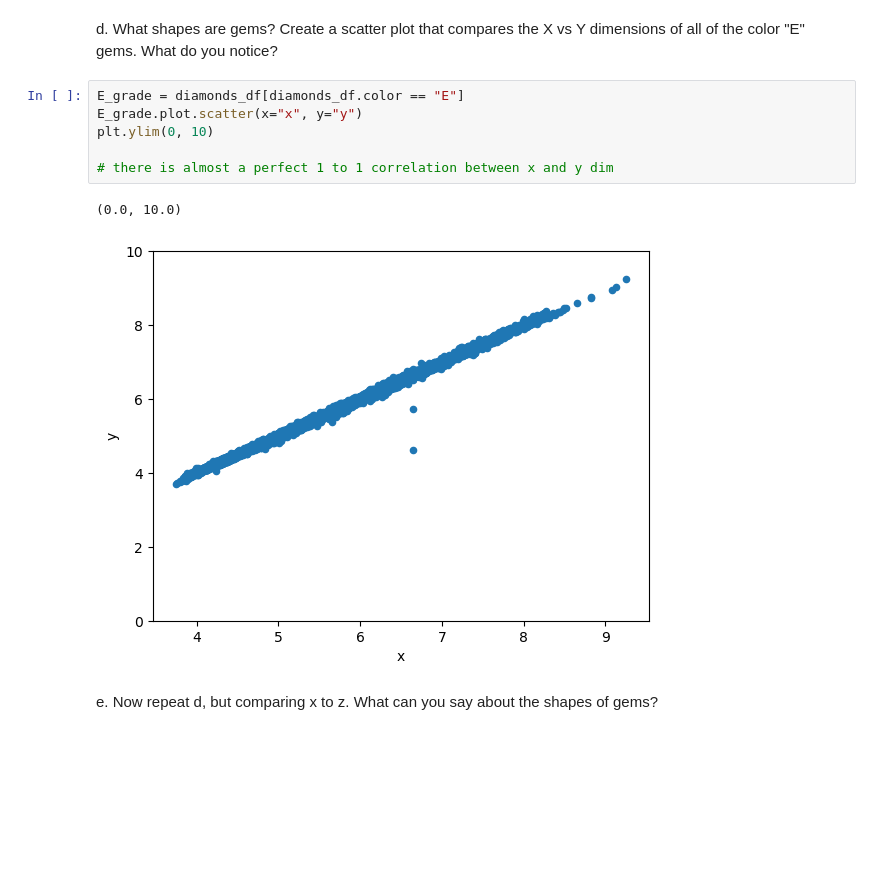
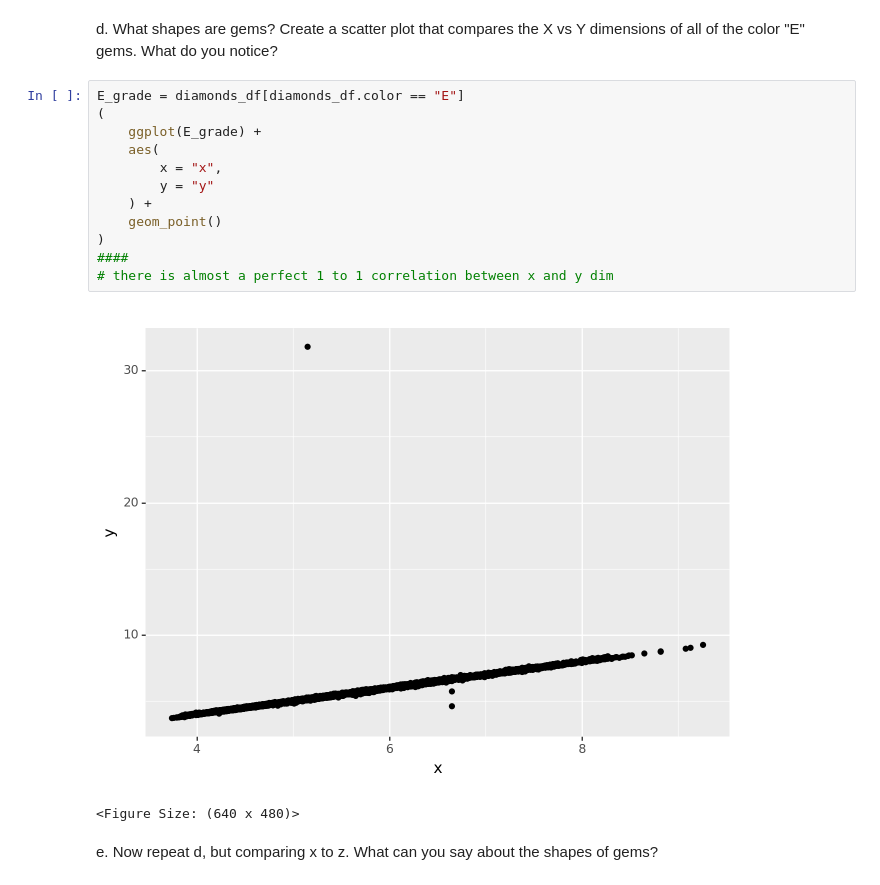
Before and after one commit to vivek-booshan/schulman, a Jupyter notebook: HW1/HW_1.ipynb, the cells around one changed output. Saved outputs shown, nothing was run; the diff lists cells and outputs as text; blank space fills up the shorter version.

```diff
--- a/HW1/HW_1.ipynb
+++ b/HW1/HW_1.ipynb
@@ -79,13 +82,19 @@ diamonds_df.boxplot(by="cut", column="price")
 d.  What shapes are gems?  Create a scatter plot that compares the X vs Y dimensions of all of the color "E" gems.  What do you notice?
 # %%
 E_grade = diamonds_df[diamonds_df.color == "E"]
-E_grade.plot.scatter(x="x", y="y")
-plt.ylim(0, 10)
-
+(
+    ggplot(E_grade) +
+    aes(
+        x = "x",
+        y = "y"
+    ) +
+    geom_point()
+)
+####
 # there is almost a perfect 1 to 1 correlation between x and y dim
 # %% [output]
+[figure, new version]
-(0.0, 10.0)
+<Figure Size: (640 x 480)>
-[figure, old version]
 # %% [markdown]
 e. Now repeat d, but comparing x to z.  What can you say about the shapes of gems?
 # %%
```
Also changed, not shown: parts of 23 cells of this notebook.
